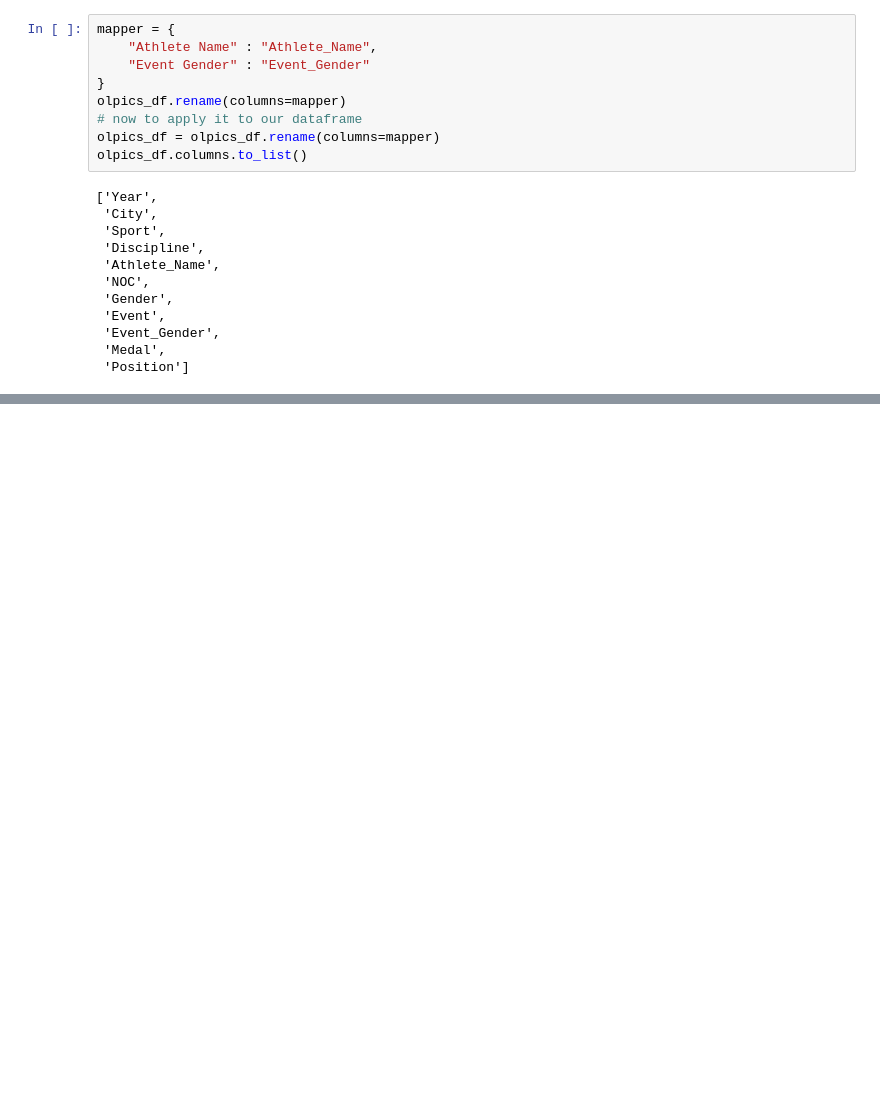
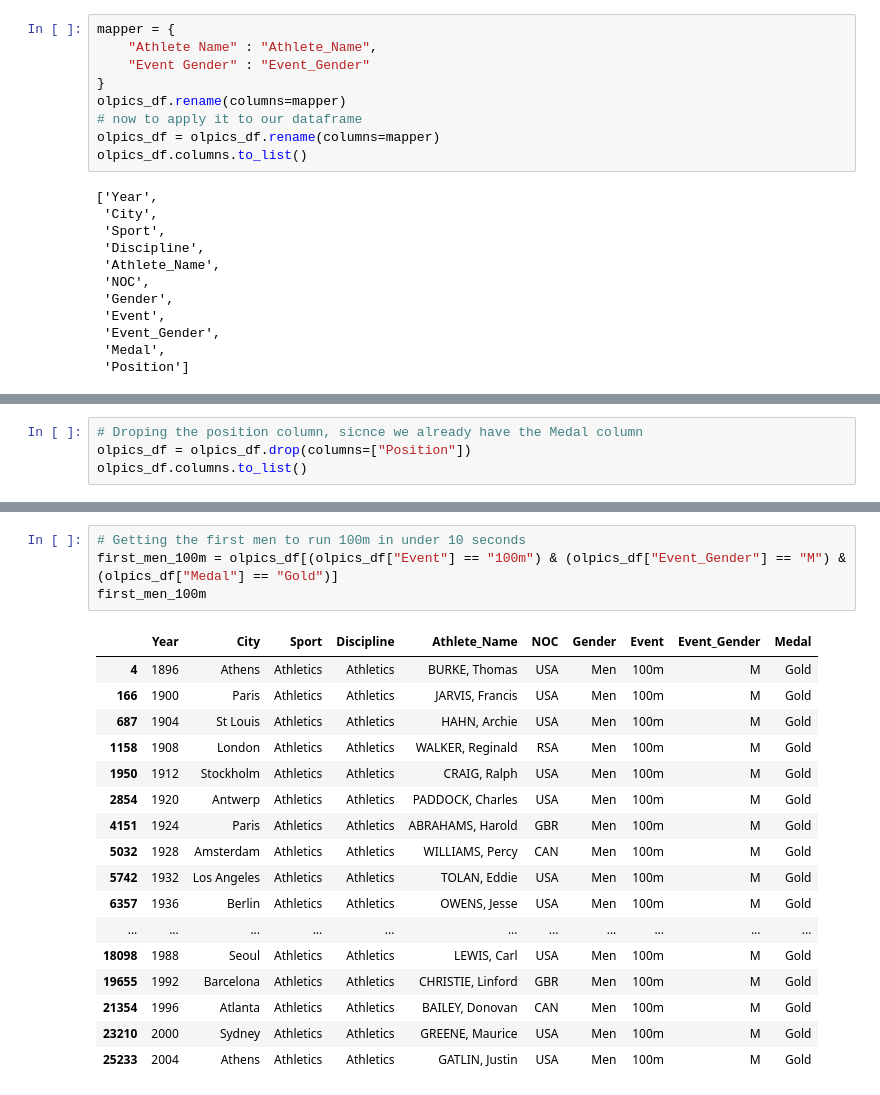
Before and after one commit to Wambaforestin/learning-python, a Jupyter notebook: python_libraries/learning_pandas2.0.ipynb, the cells around one changed output, grey strips where cells are left out. Drawn from its saved outputs; the diff is of its cells as text; blank space fills up the shorter version.

```diff
--- a/python_libraries/learning_pandas2.0.ipynb
+++ b/python_libraries/learning_pandas2.0.ipynb
@@ -340,0 +345,4 @@ olpics_df.columns.to_list()
+# %%
+# Droping the position column, sicnce we already have the Medal column
+olpics_df = olpics_df.drop(columns=["Position"])
+olpics_df.columns.to_list()
@@ -340,0 +424,22 @@ olpics_df.columns.to_list()
+# %%
+# Getting the first men to run 100m in under 10 seconds
+first_men_100m = olpics_df[(olpics_df["Event"] == "100m") & (olpics_df["Event_Gender"] == "M") & (olpics_df["Medal"] == "Gold")]
+first_men_100m
+# %% [output]
+|  | Year | City | Sport | Discipline | Athlete_Name | NOC | Gender | Event | Event_Gender | Medal |
+| 4 | 1896 | Athens | Athletics | Athletics | BURKE, Thomas | USA | Men | 100m | M | Gold |
+| 166 | 1900 | Paris | Athletics | Athletics | JARVIS, Francis | USA | Men | 100m | M | Gold |
+| 687 | 1904 | St Louis | Athletics | Athletics | HAHN, Archie | USA | Men | 100m | M | Gold |
+| 1158 | 1908 | London | Athletics | Athletics | WALKER, Reginald | RSA | Men | 100m | M | Gold |
+| 1950 | 1912 | Stockholm | Athletics | Athletics | CRAIG, Ralph | USA | Men | 100m | M | Gold |
+| 2854 | 1920 | Antwerp | Athletics | Athletics | PADDOCK, Charles | USA | Men | 100m | M | Gold |
+| 4151 | 1924 | Paris | Athletics | Athletics | ABRAHAMS, Harold | GBR | Men | 100m | M | Gold |
+| 5032 | 1928 | Amsterdam | Athletics | Athletics | WILLIAMS, Percy | CAN | Men | 100m | M | Gold |
+| 5742 | 1932 | Los Angeles | Athletics | Athletics | TOLAN, Eddie | USA | Men | 100m | M | Gold |
+| 6357 | 1936 | Berlin | Athletics | Athletics | OWENS, Jesse | USA | Men | 100m | M | Gold |
+| ... | ... | ... | ... | ... | ... | ... | ... | ... | ... | ... |
+| 18098 | 1988 | Seoul | Athletics | Athletics | LEWIS, Carl | USA | Men | 100m | M | Gold |
+| 19655 | 1992 | Barcelona | Athletics | Athletics | CHRISTIE, Linford | GBR | Men | 100m | M | Gold |
+| 21354 | 1996 | Atlanta | Athletics | Athletics | BAILEY, Donovan | CAN | Men | 100m | M | Gold |
+| 23210 | 2000 | Sydney | Athletics | Athletics | GREENE, Maurice | USA | Men | 100m | M | Gold |
+| 25233 | 2004 | Athens | Athletics | Athletics | GATLIN, Justin | USA | Men | 100m | M | Gold |
```
Also changed, not shown: parts of 10 cells of this notebook.
